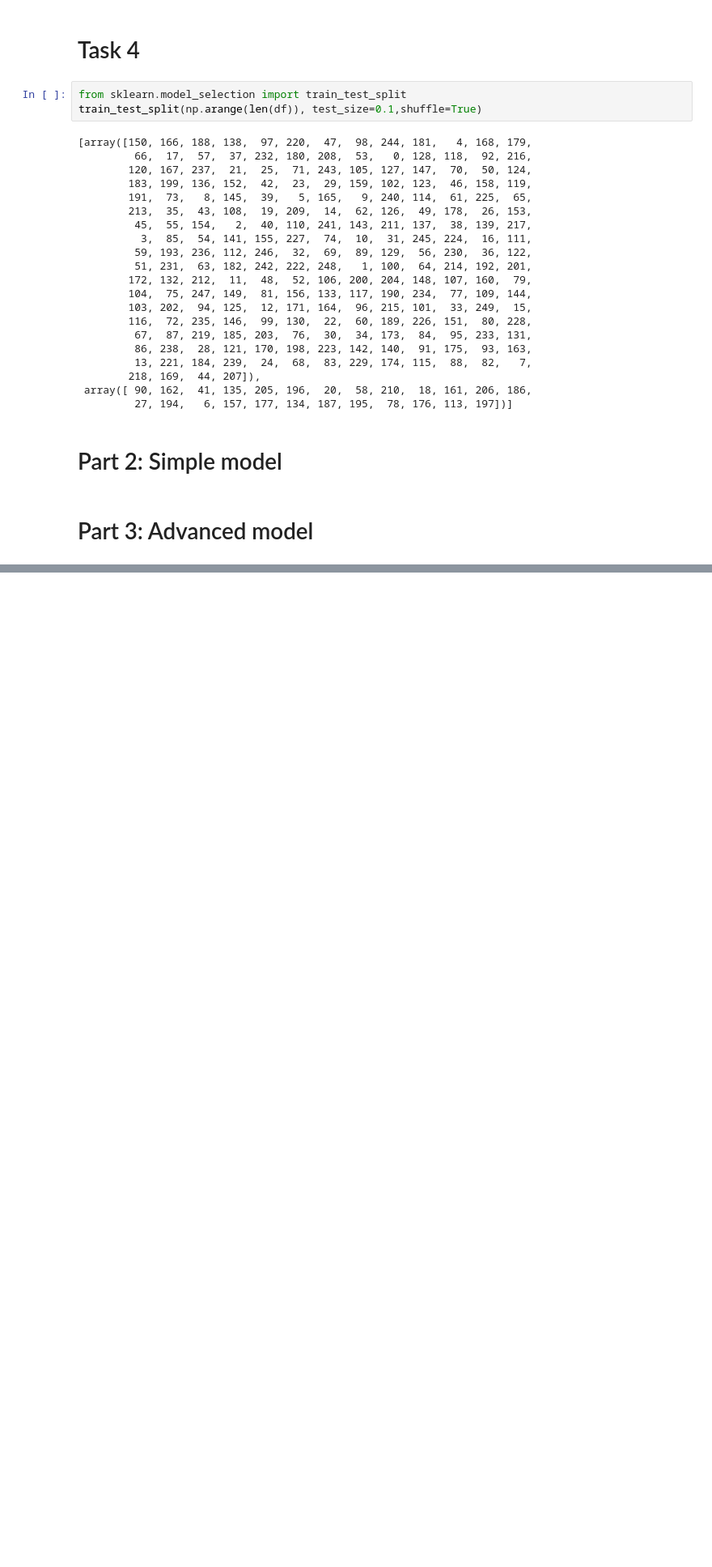
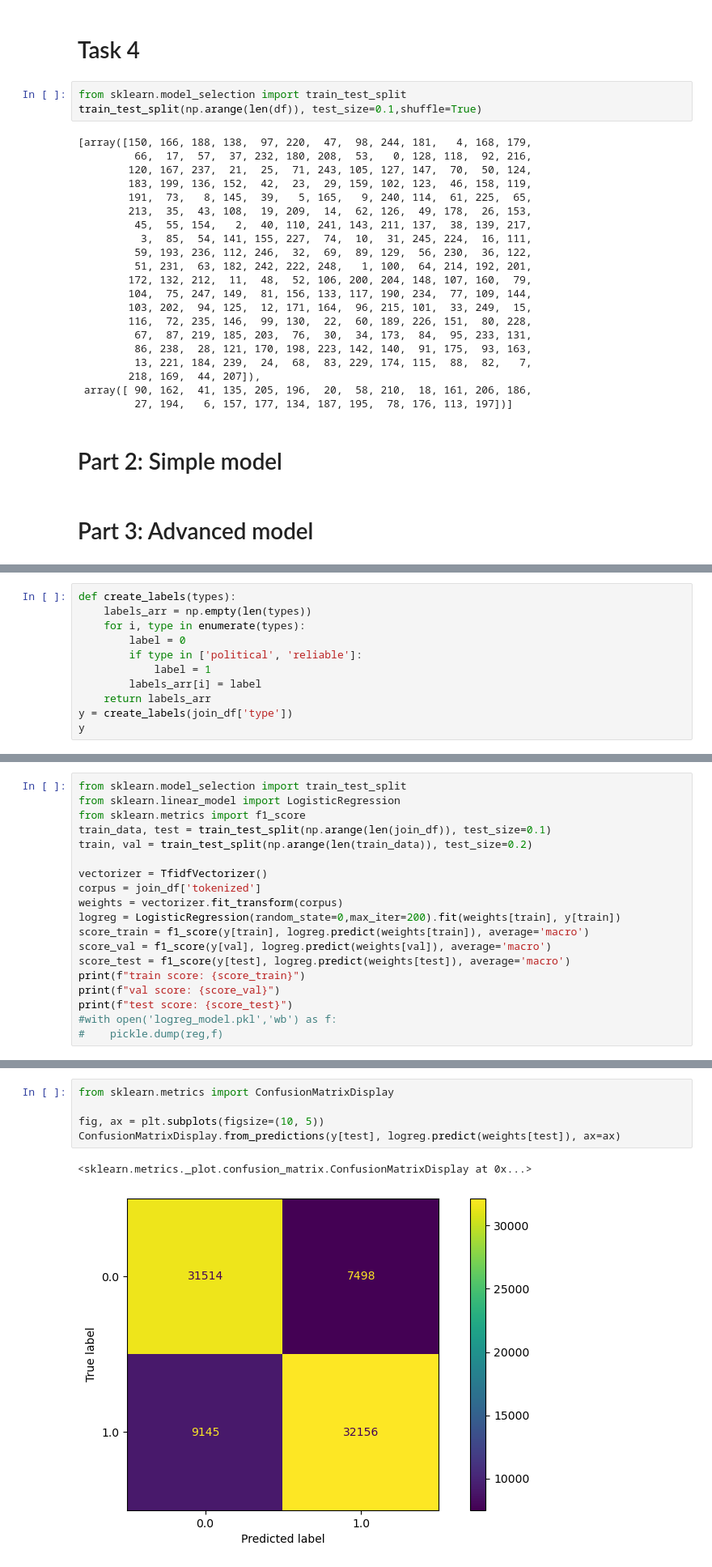
Before and after one commit to SofusEriksen/Fake_News_Project, a Jupyter notebook: Final project.ipynb, the cells around one changed output, grey strips where cells are left out. Shown at 81% size. Drawn from its saved outputs; the diff is of its cells as text; blank space fills up the shorter version.

Commit message:
advanced model

```diff
--- a/Final project.ipynb
+++ b/Final project.ipynb
@@ -341,0 +344,11 @@ weights
+# %%
+def create_labels(types):
+    labels_arr = np.empty(len(types))
+    for i, type in enumerate(types):
+        label = 0
+        if type in ['political', 'reliable']:
+            label = 1
+        labels_arr[i] = label
+    return labels_arr
+y = create_labels(join_df['type'])
+y
@@ -341,0 +357,19 @@ weights
+# %%
+from sklearn.model_selection import train_test_split
+from sklearn.linear_model import LogisticRegression
+from sklearn.metrics import f1_score
+train_data, test = train_test_split(np.arange(len(join_df)), test_size=0.1)
+train, val = train_test_split(np.arange(len(train_data)), test_size=0.2)
+
+vectorizer = TfidfVectorizer()
+corpus = join_df['tokenized']
+weights = vectorizer.fit_transform(corpus)
+logreg = LogisticRegression(random_state=0,max_iter=200).fit(weights[train], y[train])
+score_train = f1_score(y[train], logreg.predict(weights[train]), average='macro')
+score_val = f1_score(y[val], logreg.predict(weights[val]), average='macro')
+score_test = f1_score(y[test], logreg.predict(weights[test]), average='macro')
+print(f"train score: {score_train}")
+print(f"val score: {score_val}")
+print(f"test score: {score_test}")
+#with open('logreg_model.pkl','wb') as f:
+#    pickle.dump(reg,f)
@@ -341,0 +397,8 @@ weights
+# %%
+from sklearn.metrics import ConfusionMatrixDisplay
+
+fig, ax = plt.subplots(figsize=(10, 5))
+ConfusionMatrixDisplay.from_predictions(y[test], logreg.predict(weights[test]), ax=ax)
+# %% [output]
+<sklearn.metrics._plot.confusion_matrix.ConfusionMatrixDisplay at 0x...>
+[figure, added]
```
Also changed, not shown: parts of 6 cells of this notebook.
